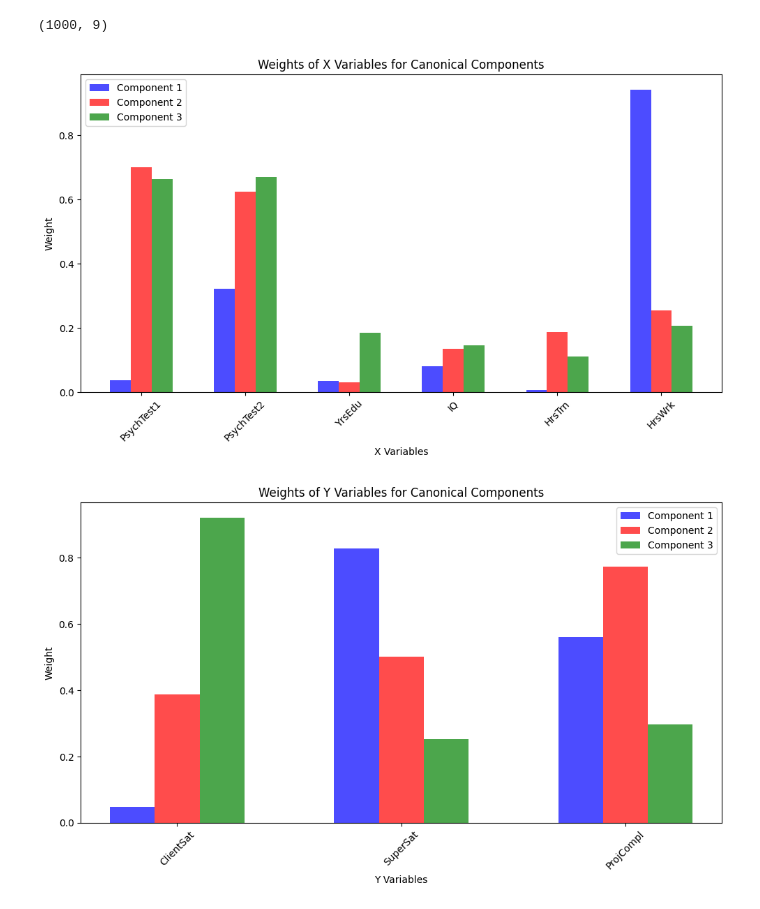
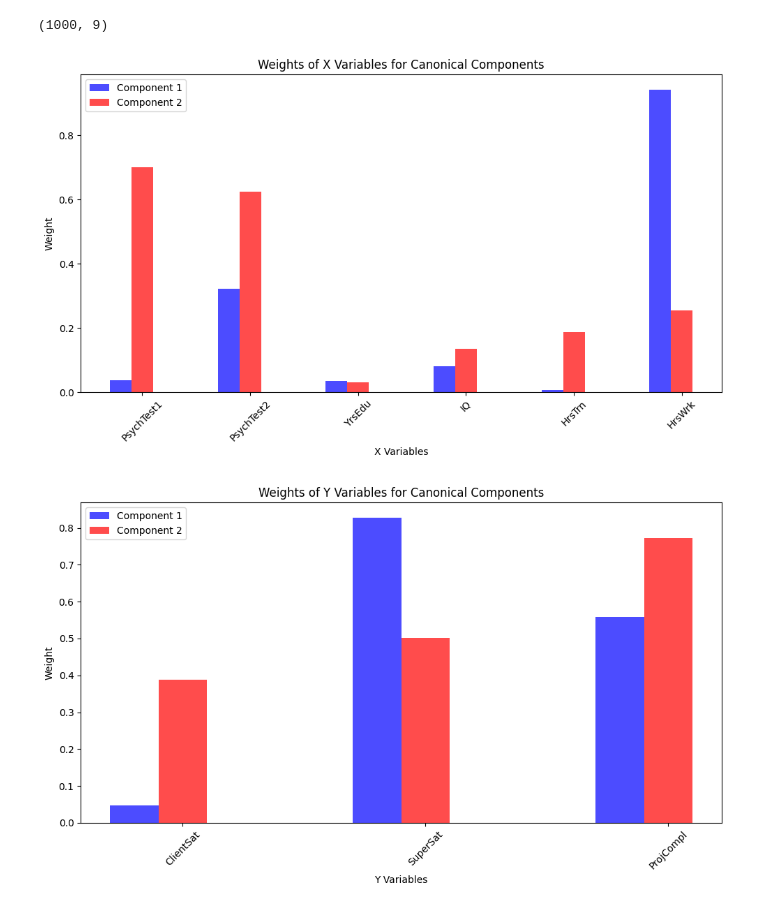
Before and after one commit to EricMLarsen/Spring_2024, a Jupyter notebook: ML_Stats/Homeworks/HW4/Problem_6.ipynb, the cells around one changed output. Cells and saved outputs as stored; diff of their text form; code cells hidden in the pictures.

```diff
--- a/ML_Stats/Homeworks/HW4/Problem_6.ipynb
+++ b/ML_Stats/Homeworks/HW4/Problem_6.ipynb
@@ -29,34 +27,34 @@ y_weights = cca.y_weights_
 plt.figure(figsize=(10, 6))
 bar_width = 0.2
 
 plt.bar(np.arange(len(x_weights)) - bar_width, np.abs(x_weights[:, 0]), bar_width, color='b', alpha=0.7, label='Component 1')
 plt.bar(np.arange(len(x_weights)), np.abs(x_weights[:, 1]), bar_width, color='r', alpha=0.7, label='Component 2')
-plt.bar(np.arange(len(x_weights)) + bar_width, np.abs(x_weights[:, 2]), bar_width, color='g', alpha=0.7, label='Component 3')
+#plt.bar(np.arange(len(x_weights)) + bar_width, np.abs(x_weights[:, 2]), bar_width, color='g', alpha=0.7, label='Component 3')
 
 plt.xlabel('X Variables')
 plt.ylabel('Weight')
 plt.title('Weights of X Variables for Canonical Components')
 plt.xticks(np.arange(len(x_weights)), ['PsychTest1', 'PsychTest2', 'YrsEdu', 'IQ', 'HrsTrn', 'HrsWrk'], rotation=45)
 plt.legend()
 
 plt.tight_layout()
 plt.savefig('Problem6_CCA_X.png',dpi=200)
 plt.show()
 
 plt.figure(figsize=(10, 6))
 plt.bar(np.arange(len(y_weights)) - bar_width, np.abs(y_weights[:, 0]), bar_width, color='b', alpha=0.7, label='Component 1')
 plt.bar(np.arange(len(y_weights)), np.abs(y_weights[:, 1]), bar_width, color='r', alpha=0.7, label='Component 2')
-plt.bar(np.arange(len(y_weights)) + bar_width, np.abs(y_weights[:, 2]), bar_width, color='g', alpha=0.7, label='Component 3')
+#plt.bar(np.arange(len(y_weights)) + bar_width, np.abs(y_weights[:, 2]), bar_width, color='g', alpha=0.7, label='Component 3')
 
 plt.xlabel('Y Variables')
 plt.ylabel('Weight')
 plt.title('Weights of Y Variables for Canonical Components')
 plt.xticks(np.arange(len(y_weights)), ['ClientSat', 'SuperSat', 'ProjCompl'], rotation=45)
 plt.legend()
 
 plt.tight_layout()
 plt.savefig('Problem6_CCA_Y.png',dpi=200)
 plt.show()
 # %% [output]
-[figure, old version]
+[figure, new version]
-[figure, old version]
+[figure, new version]
```
Also changed, not shown: parts of 1 cell of this notebook, 2 other files.
